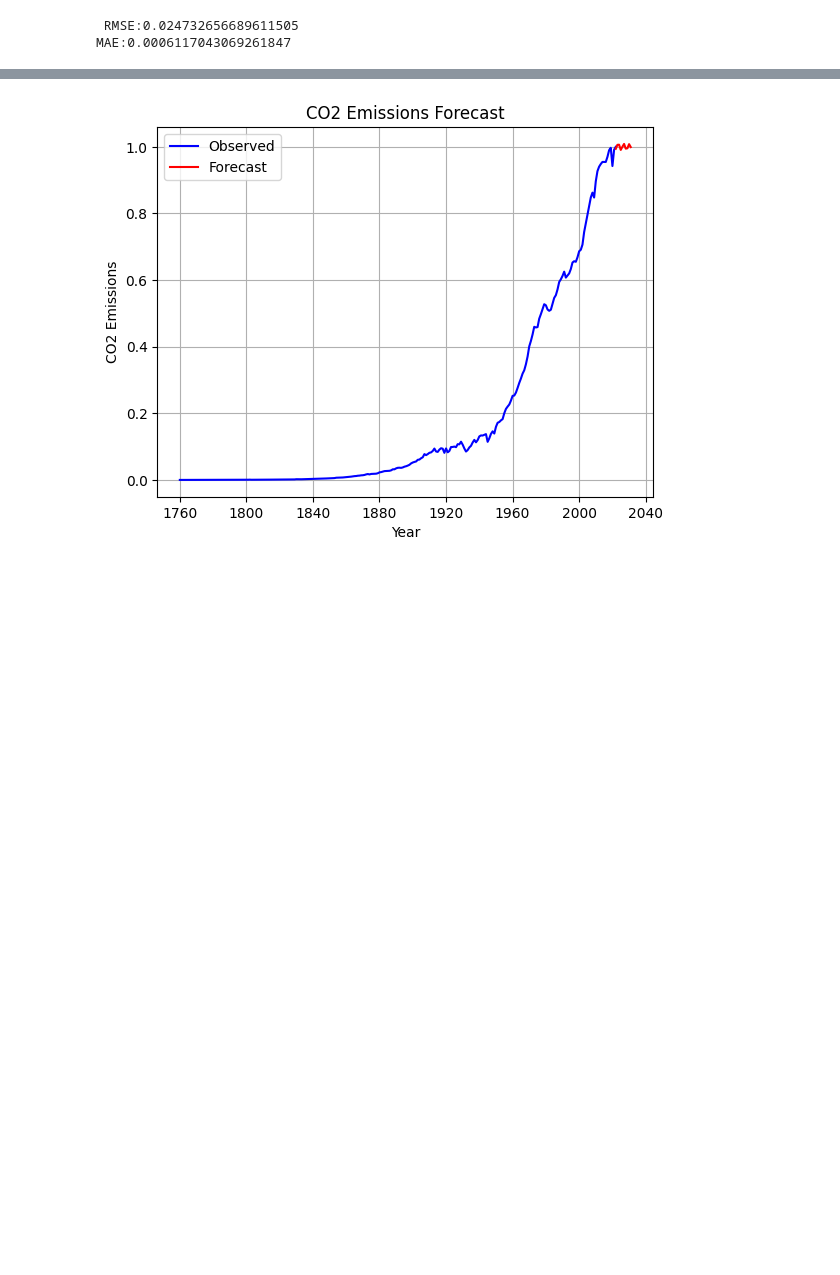
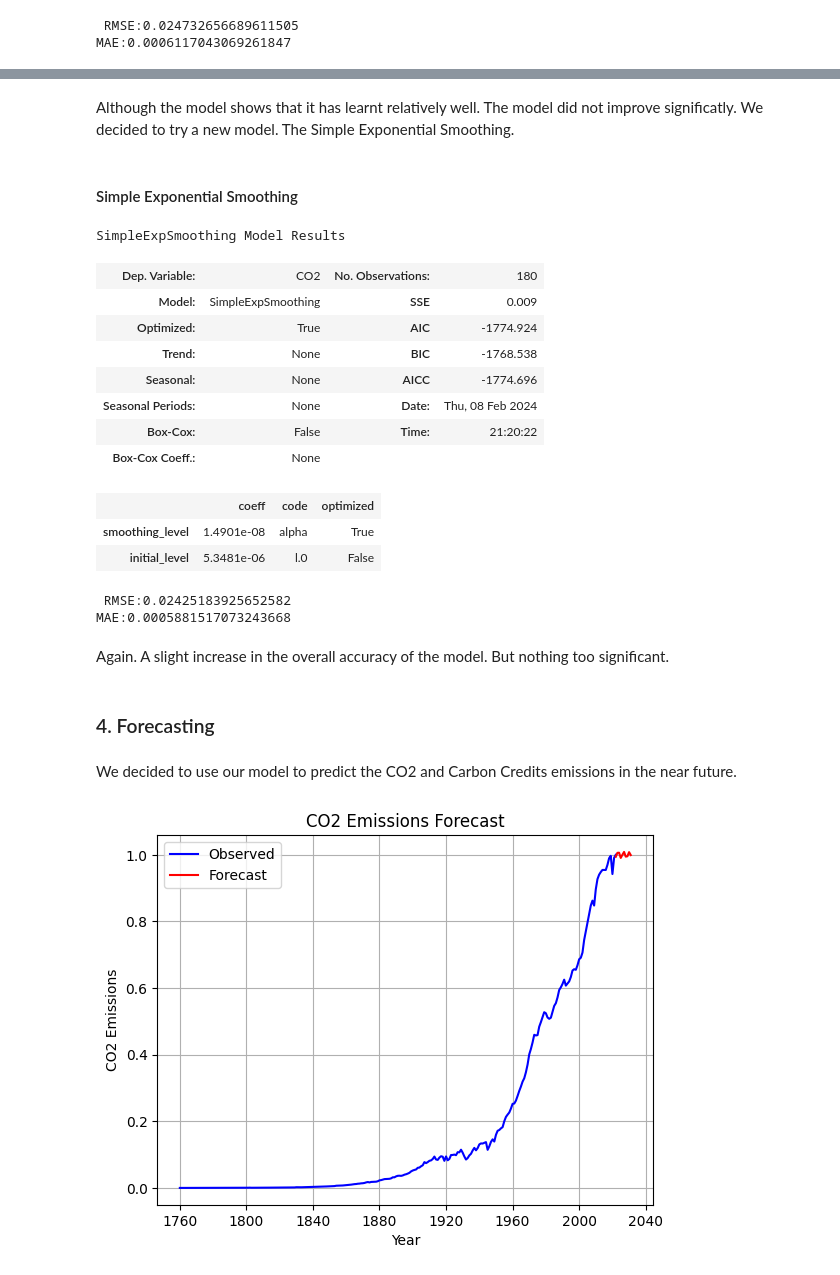
Before and after one commit to Wairimukimm/Carbon-credits-chronicles, a Jupyter notebook: Notebook.ipynb, the cells around one changed output, grey strips where cells are left out. Cells and saved outputs as stored; diff of their text form; code cells hidden in the pictures; blank space fills up the shorter version.

```diff
--- a/Notebook.ipynb
+++ b/Notebook.ipynb
@@ -990,3 +917,43 @@ Epoch 100/100
+# %% [markdown]
+Although the model shows that it has learnt relatively well. The model did not improve significatly. We decided to try a new model. The Simple Exponential Smoothing.
+# %% [markdown]
+#### Simple Exponential Smoothing
+# %%
+from statsmodels.tsa.holtwinters import SimpleExpSmoothing
+
+# Fit simple exponential smoothing model
+model = SimpleExpSmoothing(train['CO2'])
+result = model.fit()
+
+# Forecast using the fitted model
+y_hat_ets = result.forecast(len(test['CO2']))
+
+result.summary()
+# %% [output]
+SimpleExpSmoothing Model Results
+| Dep. Variable: | CO2 | No. Observations: | 180 |
+| Model: | SimpleExpSmoothing | SSE | 0.009 |
+| Optimized: | True | AIC | -1774.924 |
+| Trend: | None | BIC | -1768.538 |
+| Seasonal: | None | AICC | -1774.696 |
+| Seasonal Periods: | None | Date: | Thu, 08 Feb 2024 |
+| Box-Cox: | False | Time: | 21:20:22 |
+| Box-Cox Coeff.: | None |  |  |
+|  | coeff | code | optimized |
+| smoothing_level | 1.4901e-08 | alpha | True |
+| initial_level | 5.3481e-06 | l.0 | False |
+# %%
+# Evaluate the model
+metrics(test['CO2'], y_hat_ets)
+# %% [output]
+ RMSE:0.02425183925652582
+MAE:0.0005881517073243668
+# %% [markdown]
+Again. A slight increase in the overall accuracy of the model. But nothing too significant.
+# %% [markdown]
+### 4. Forecasting
+# %% [markdown]
+We decided to use our model to predict the CO2 and Carbon Credits emissions in the near future.
 # %%
 import matplotlib.pyplot as plt
 
```
Also changed, not shown: parts of 12 cells of this notebook.
